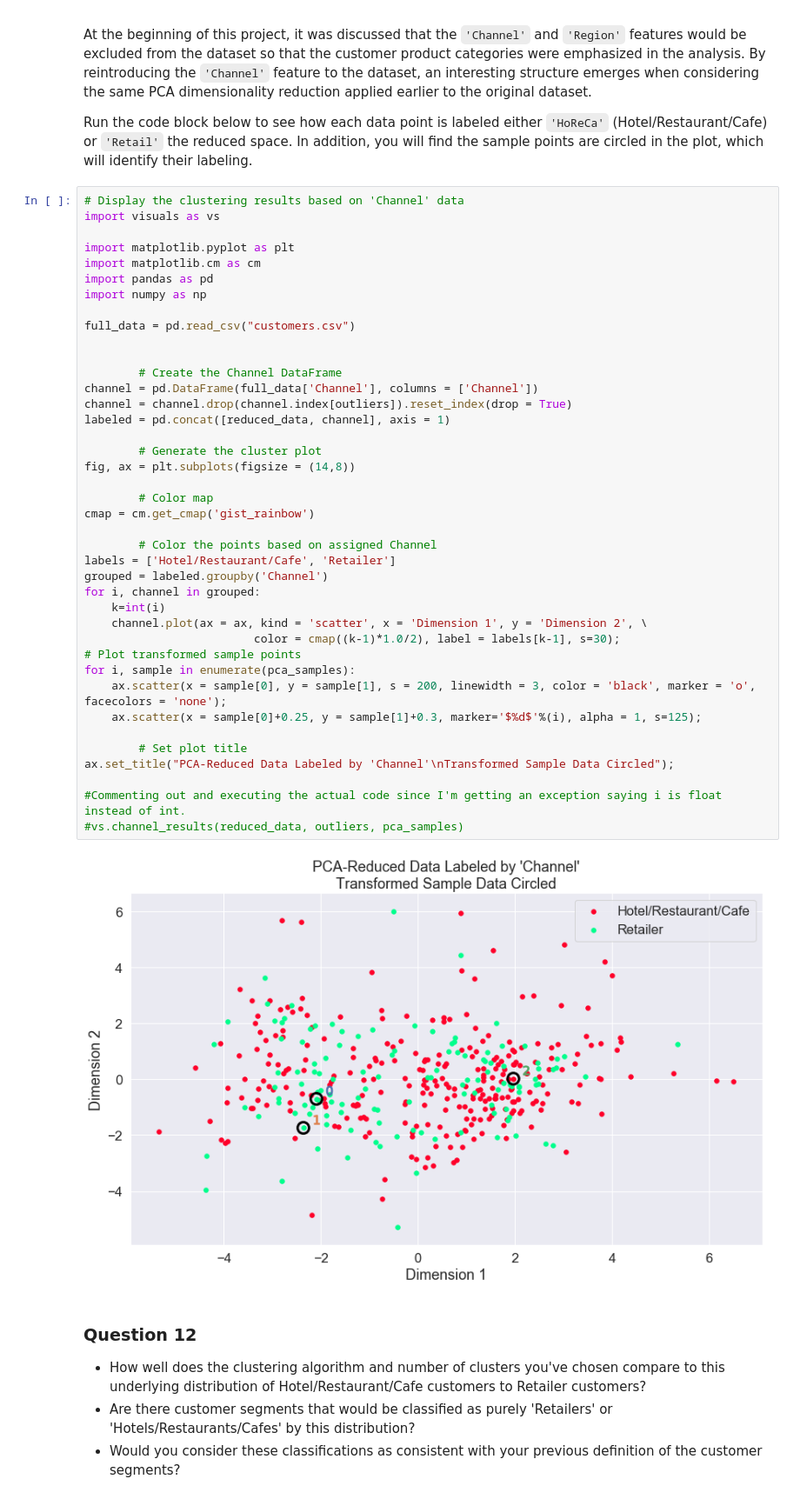
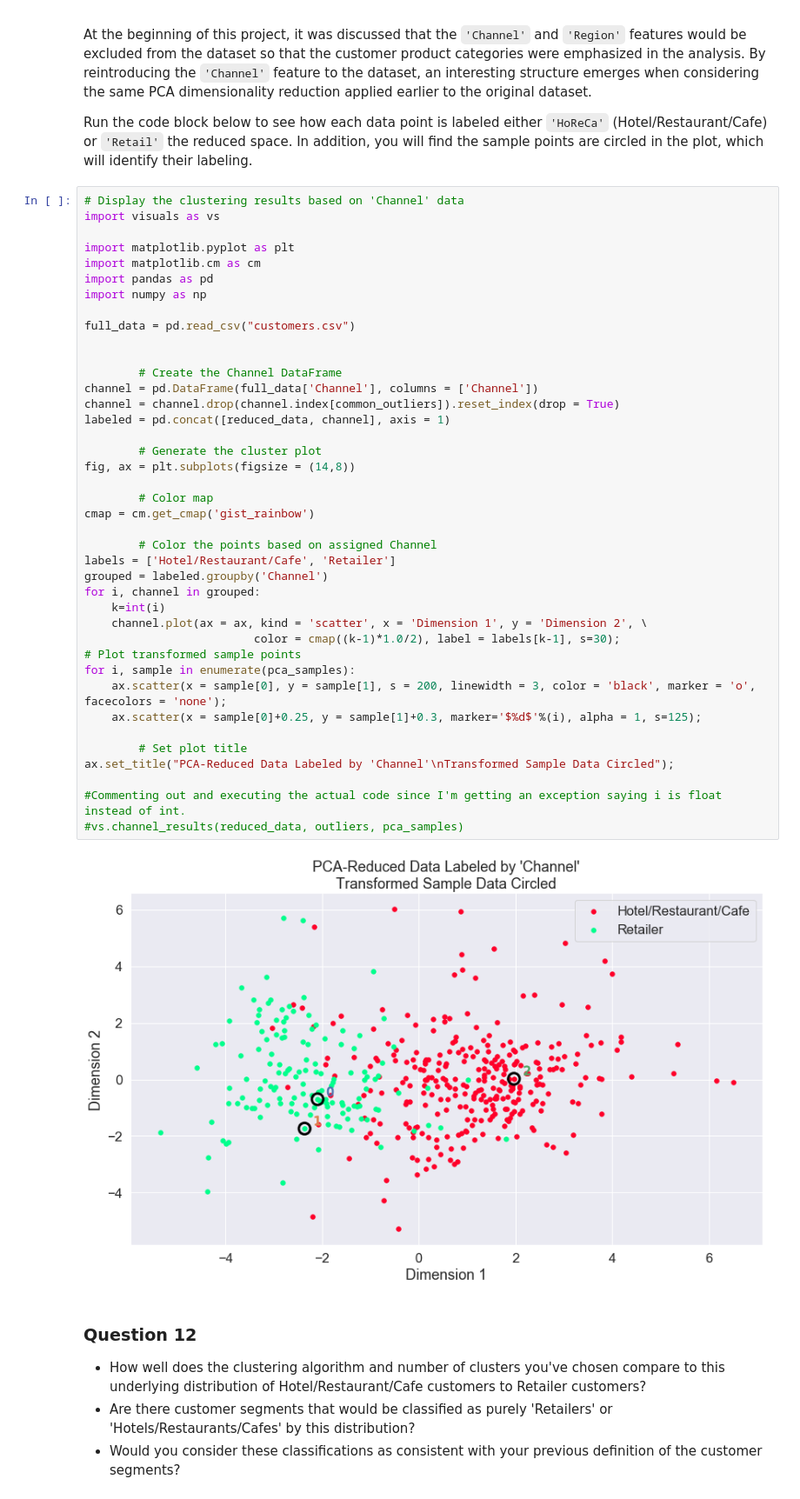
Before and after one commit to madogar/machine-learning, a Jupyter notebook: projects/customer_segments/customer_segments.ipynb, the cells around one changed output. Shown: that part at 87% size. Drawn from its saved outputs; the diff is of its cells as text.

```diff
--- a/projects/customer_segments/customer_segments.ipynb
+++ b/projects/customer_segments/customer_segments.ipynb
@@ -635,35 +635,35 @@ full_data = pd.read_csv("customers.csv")
 
 
         # Create the Channel DataFrame
 channel = pd.DataFrame(full_data['Channel'], columns = ['Channel'])
-channel = channel.drop(channel.index[outliers]).reset_index(drop = True)
+channel = channel.drop(channel.index[common_outliers]).reset_index(drop = True)
 labeled = pd.concat([reduced_data, channel], axis = 1)
 
         # Generate the cluster plot
 fig, ax = plt.subplots(figsize = (14,8))
 
         # Color map
 cmap = cm.get_cmap('gist_rainbow')
 
         # Color the points based on assigned Channel
 labels = ['Hotel/Restaurant/Cafe', 'Retailer']
 grouped = labeled.groupby('Channel')
 for i, channel in grouped:
     k=int(i)
     channel.plot(ax = ax, kind = 'scatter', x = 'Dimension 1', y = 'Dimension 2', \
                          color = cmap((k-1)*1.0/2), label = labels[k-1], s=30);
 # Plot transformed sample points
 for i, sample in enumerate(pca_samples):
     ax.scatter(x = sample[0], y = sample[1], s = 200, linewidth = 3, color = 'black', marker = 'o', facecolors = 'none');
     ax.scatter(x = sample[0]+0.25, y = sample[1]+0.3, marker='$%d$'%(i), alpha = 1, s=125);
 
         # Set plot title
 ax.set_title("PCA-Reduced Data Labeled by 'Channel'\nTransformed Sample Data Circled");
 
 #Commenting out and executing the actual code since I'm getting an exception saying i is float instead of int.
 #vs.channel_results(reduced_data, outliers, pca_samples)
 # %% [output]
-[figure, old version]
+[figure, new version]
 # %% [markdown]
 ### Question 12
 
```
Also changed, not shown: parts of 4 cells of this notebook, 1 other file.
